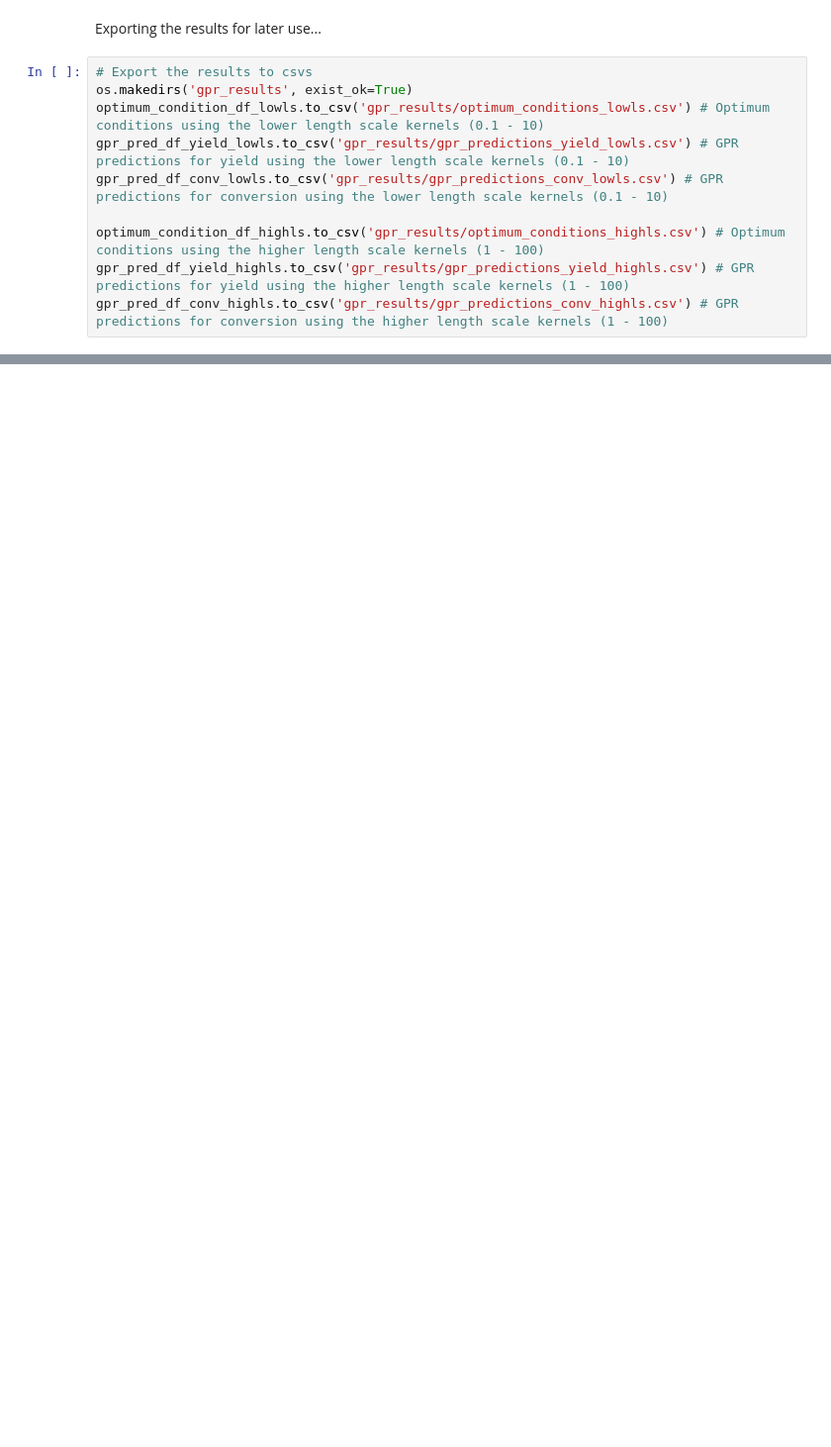
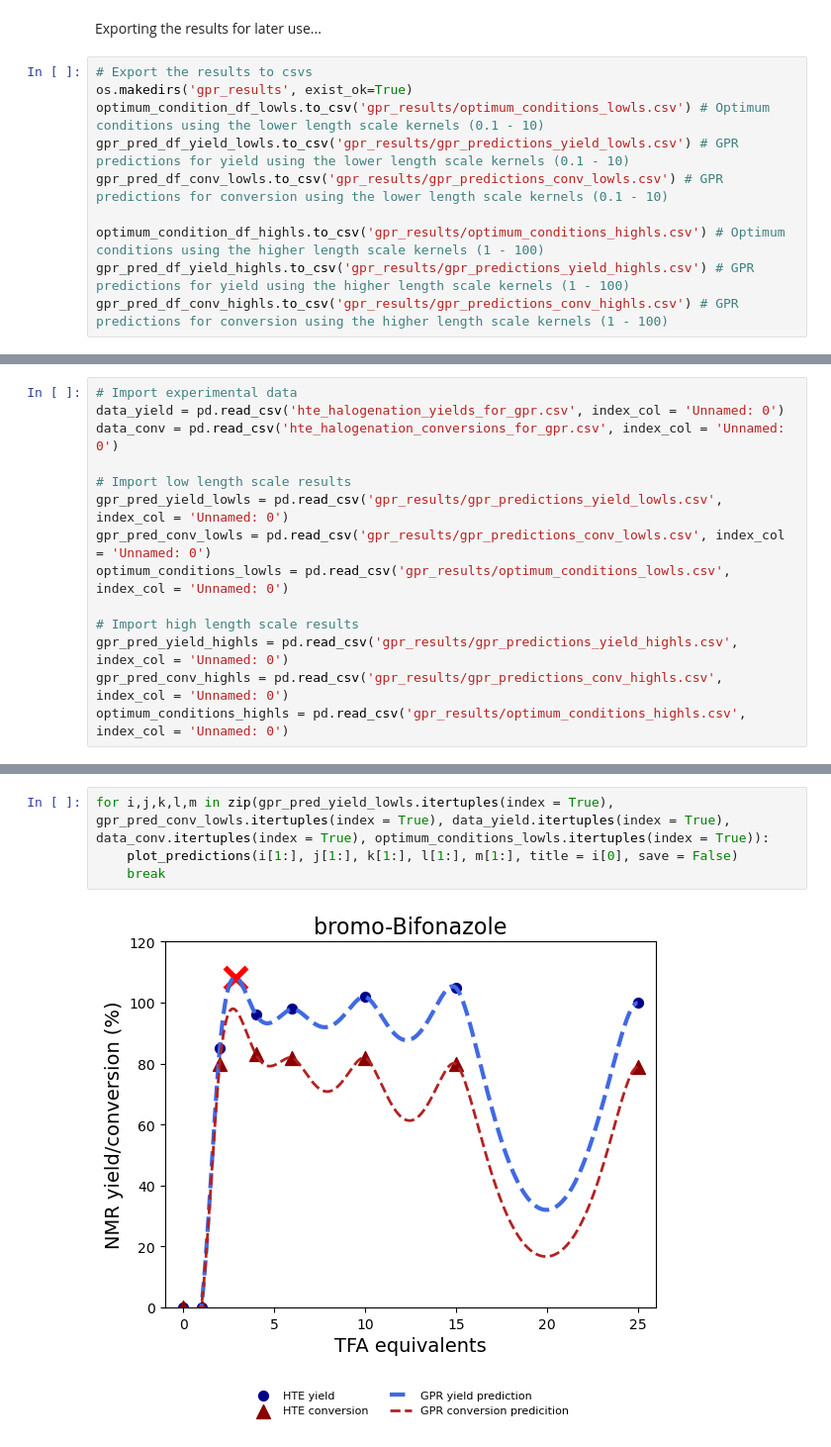
Before and after one commit to callumrjohn/automated_halogenation_of_pharmaceuticals, a Jupyter notebook: gpr_analysis_notebook.ipynb, the cells around one changed output, grey strips where cells are left out. Shown: that part at 99% size. Saved outputs shown, nothing was run; the diff lists cells and outputs as text; blank space fills up the shorter version.

```diff
--- a/gpr_analysis_notebook.ipynb
+++ b/gpr_analysis_notebook.ipynb
@@ -170,0 +176,14 @@ gpr_pred_df_conv_highls.to_csv('gpr_results/gpr_predictions_conv_highls.csv') #
+# %%
+# Import experimental data
+data_yield = pd.read_csv('hte_halogenation_yields_for_gpr.csv', index_col = 'Unnamed: 0')
+data_conv = pd.read_csv('hte_halogenation_conversions_for_gpr.csv', index_col = 'Unnamed: 0')
+
+# Import low length scale results
+gpr_pred_yield_lowls = pd.read_csv('gpr_results/gpr_predictions_yield_lowls.csv', index_col = 'Unnamed: 0')
+gpr_pred_conv_lowls = pd.read_csv('gpr_results/gpr_predictions_conv_lowls.csv', index_col = 'Unnamed: 0')
+optimum_conditions_lowls = pd.read_csv('gpr_results/optimum_conditions_lowls.csv', index_col = 'Unnamed: 0')
+
+# Import high length scale results
+gpr_pred_yield_highls = pd.read_csv('gpr_results/gpr_predictions_yield_highls.csv', index_col = 'Unnamed: 0')
+gpr_pred_conv_highls = pd.read_csv('gpr_results/gpr_predictions_conv_highls.csv', index_col = 'Unnamed: 0')
+optimum_conditions_highls = pd.read_csv('gpr_results/optimum_conditions_highls.csv', index_col = 'Unnamed: 0')
@@ -170,0 +235,6 @@ gpr_pred_df_conv_highls.to_csv('gpr_results/gpr_predictions_conv_highls.csv') #
+# %%
+for i,j,k,l,m in zip(gpr_pred_yield_lowls.itertuples(index = True), gpr_pred_conv_lowls.itertuples(index = True), data_yield.itertuples(index = True), data_conv.itertuples(index = True), optimum_conditions_lowls.itertuples(index = True)):
+    plot_predictions(i[1:], j[1:], k[1:], l[1:], m[1:], title = i[0], save = False)
+    break
+# %% [output]
+[figure, added]
```
Also changed, not shown: parts of 5 cells of this notebook.
